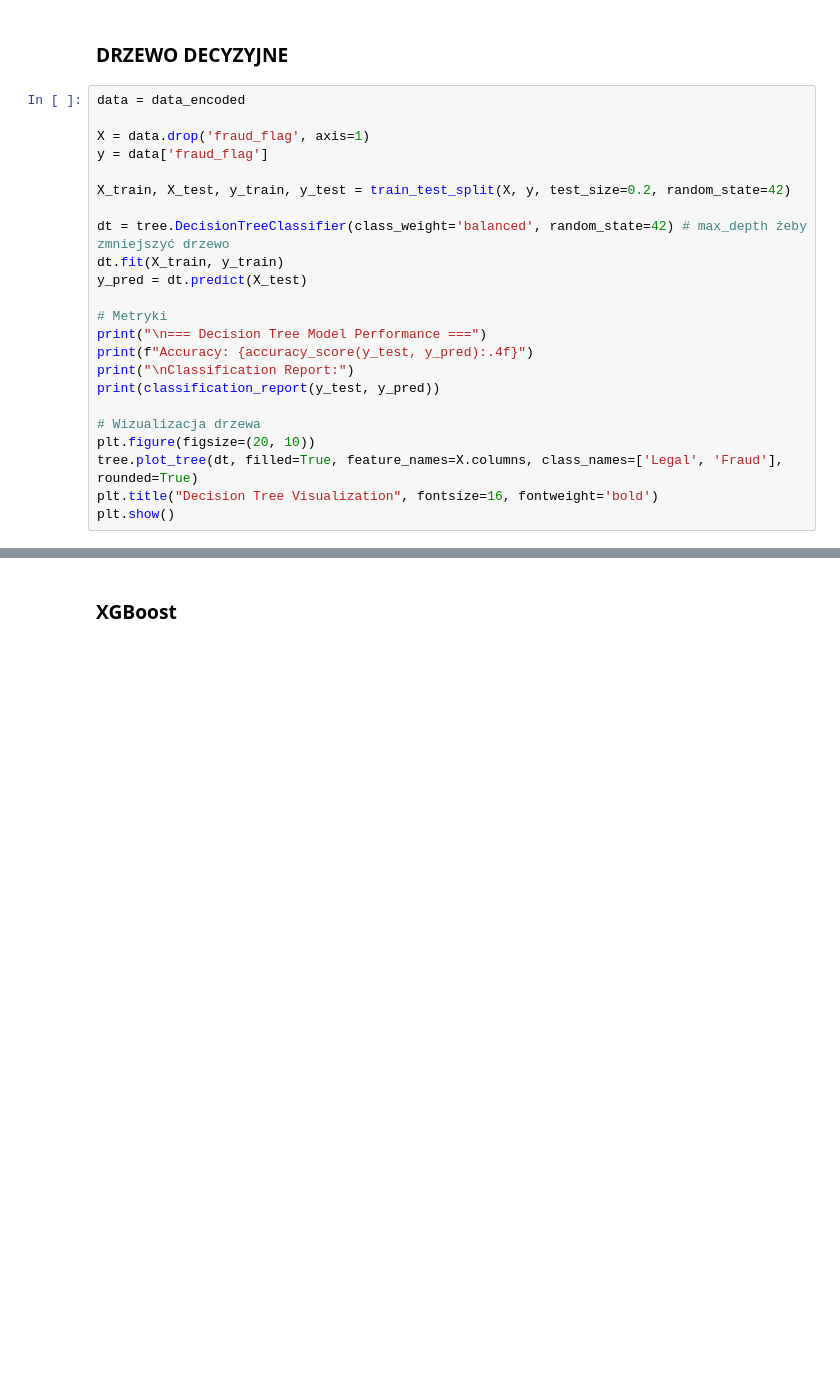
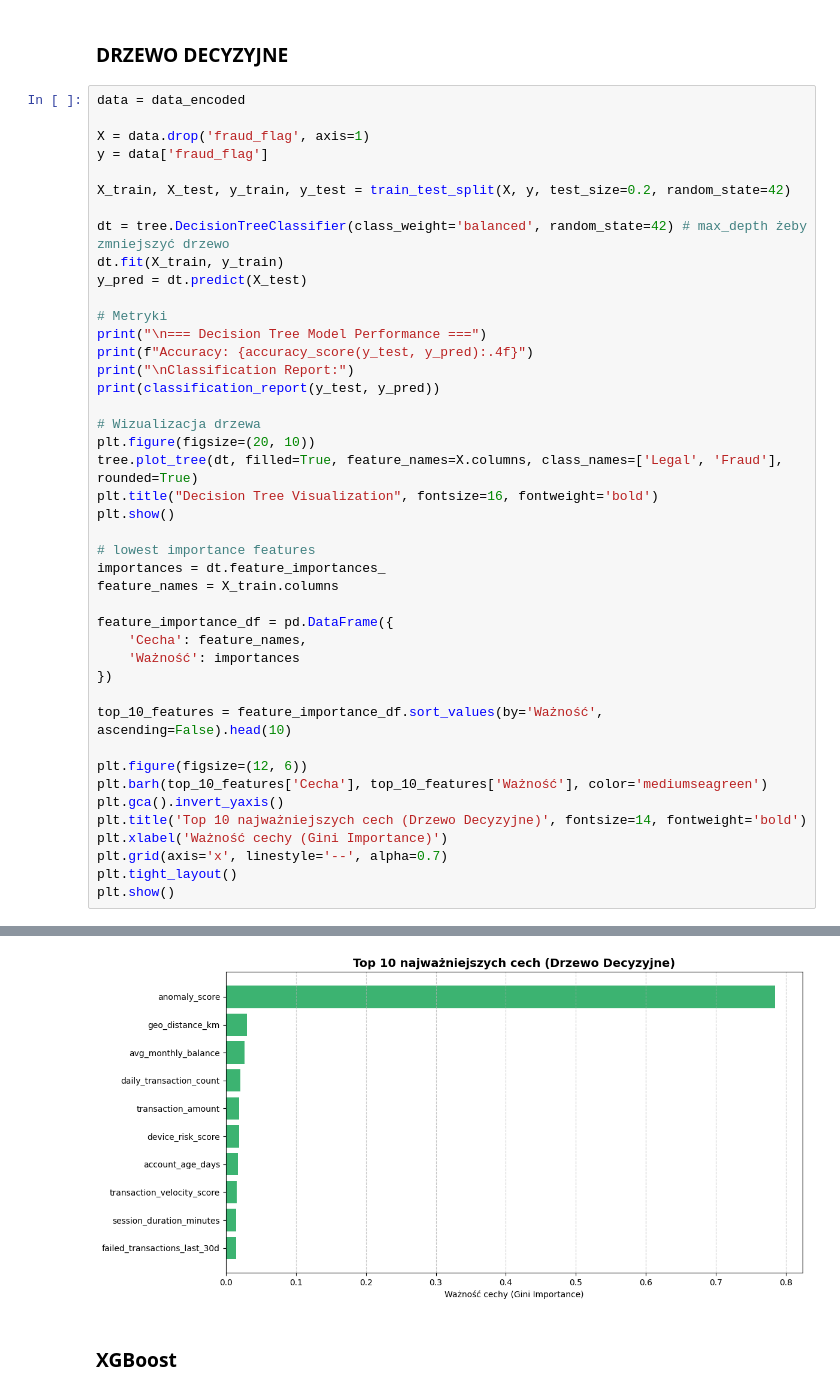
Before and after one commit to MerLinh-0/PMN-26L-Zubowski-Marcin, a Jupyter notebook: Project/raport.ipynb, the cells around one changed output, grey strips where cells are left out. Cells and saved outputs as stored; diff of their text form; blank space fills up the shorter version.

```diff
--- a/Project/raport.ipynb
+++ b/Project/raport.ipynb
@@ -104,33 +104,54 @@ X_train, X_test, y_train, y_test = train_test_split(X, y, test_size=0.2, random_
 
 dt = tree.DecisionTreeClassifier(class_weight='balanced', random_state=42) # max_depth żeby zmniejszyć drzewo
 dt.fit(X_train, y_train)
 y_pred = dt.predict(X_test)
 
 # Metryki
 print("\n=== Decision Tree Model Performance ===")
 print(f"Accuracy: {accuracy_score(y_test, y_pred):.4f}")
 print("\nClassification Report:")
 print(classification_report(y_test, y_pred))
 
 # Wizualizacja drzewa
 plt.figure(figsize=(20, 10))
 tree.plot_tree(dt, filled=True, feature_names=X.columns, class_names=['Legal', 'Fraud'], rounded=True)
 plt.title("Decision Tree Visualization", fontsize=16, fontweight='bold')
 plt.show()
+
+# lowest importance features
+importances = dt.feature_importances_
+feature_names = X_train.columns
+
+feature_importance_df = pd.DataFrame({
+    'Cecha': feature_names,
+    'Ważność': importances
+})
+
+top_10_features = feature_importance_df.sort_values(by='Ważność', ascending=False).head(10)
+
+plt.figure(figsize=(12, 6))
+plt.barh(top_10_features['Cecha'], top_10_features['Ważność'], color='mediumseagreen')
+plt.gca().invert_yaxis()
+plt.title('Top 10 najważniejszych cech (Drzewo Decyzyjne)', fontsize=14, fontweight='bold')
+plt.xlabel('Ważność cechy (Gini Importance)')
+plt.grid(axis='x', linestyle='--', alpha=0.7)
+plt.tight_layout()
+plt.show()
 # %% [output]
 === Decision Tree Model Performance ===
 Accuracy: 0.9185
 
 Classification Report:
               precision    recall  f1-score   support
 
            0       0.95      0.96      0.95      1751
            1       0.68      0.65      0.67       249
 
     accuracy                           0.92      2000
    macro avg       0.82      0.81      0.81      2000
 weighted avg       0.92      0.92      0.92      2000
 [figure]
+[figure, added]
 # %% [markdown]
 ### XGBoost
 # %%
```
Also changed, not shown: parts of 8 cells of this notebook, 3 other files.
